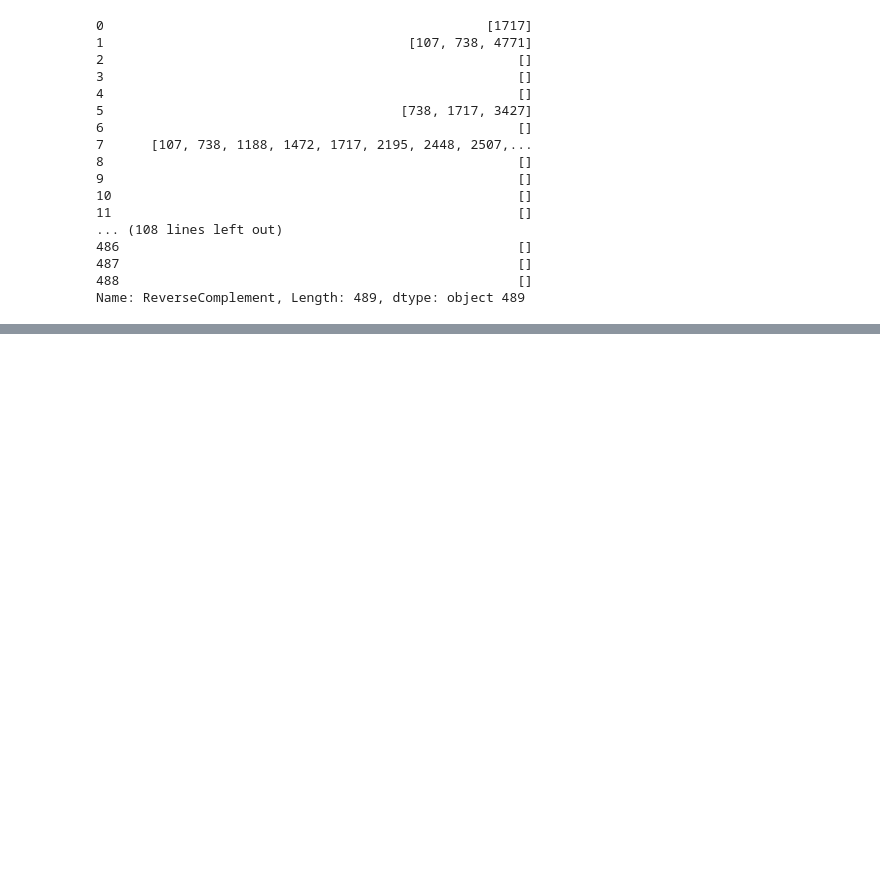
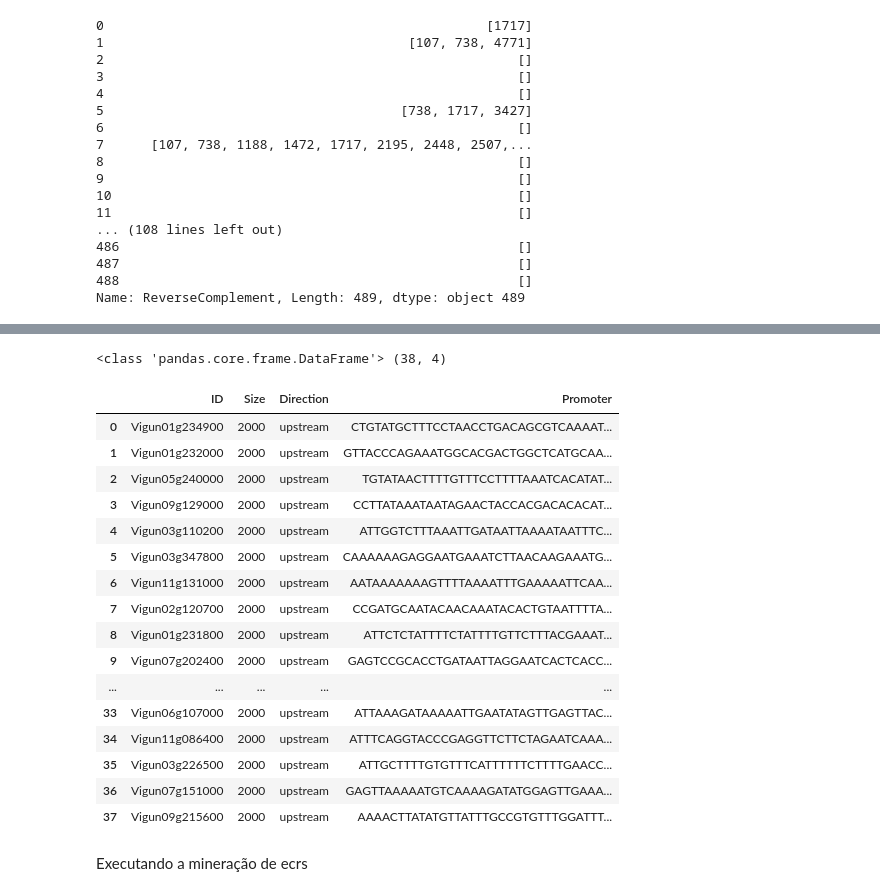
Before and after one commit to if1015-datascience-ufpe/2018-1-projeto-phytoprom, a Jupyter notebook: Pré-processamento.ipynb, the cells around one changed output, grey strips where cells are left out. Saved outputs shown, nothing was run; the diff lists cells and outputs as text; code cells hidden in the pictures; blank space fills up the shorter version.

```diff
--- a/Pré-processamento.ipynb
+++ b/Pré-processamento.ipynb
@@ -617,0 +546,27 @@ analise
+# %%
+promoter = pd.read_csv(
+    'promotores de fenilpropanoides.txt',
+    sep=' ', header=None, names=['ID','Size', 'Direction', 'Promoter'])
+print(type(promoter), promoter.shape)
+promoter
+# %% [output]
+<class 'pandas.core.frame.DataFrame'> (38, 4)
+|  | ID | Size | Direction | Promoter |
+| 0 | Vigun01g234900 | 2000 | upstream | CTGTATGCTTTCCTAACCTGACAGCGTCAAAAT... |
+| 1 | Vigun01g232000 | 2000 | upstream | GTTACCCAGAAATGGCACGACTGGCTCATGCAA... |
+| 2 | Vigun05g240000 | 2000 | upstream | TGTATAACTTTTGTTTCCTTTTAAATCACATAT... |
+| 3 | Vigun09g129000 | 2000 | upstream | CCTTATAAATAATAGAACTACCACGACACACAT... |
+| 4 | Vigun03g110200 | 2000 | upstream | ATTGGTCTTTAAATTGATAATTAAAATAATTTC... |
+| 5 | Vigun03g347800 | 2000 | upstream | CAAAAAAGAGGAATGAAATCTTAACAAGAAATG... |
+| 6 | Vigun11g131000 | 2000 | upstream | AATAAAAAAAGTTTTAAAATTTGAAAAATTCAA... |
+| 7 | Vigun02g120700 | 2000 | upstream | CCGATGCAATACAACAAATACACTGTAATTTTA... |
+| 8 | Vigun01g231800 | 2000 | upstream | ATTCTCTATTTTCTATTTTGTTCTTTACGAAAT... |
+| 9 | Vigun07g202400 | 2000 | upstream | GAGTCCGCACCTGATAATTAGGAATCACTCACC... |
+| ... | ... | ... | ... | ... |
+| 33 | Vigun06g107000 | 2000 | upstream | ATTAAAGATAAAAATTGAATATAGTTGAGTTAC... |
+| 34 | Vigun11g086400 | 2000 | upstream | ATTTCAGGTACCCGAGGTTCTTCTAGAATCAAA... |
+| 35 | Vigun03g226500 | 2000 | upstream | ATTGCTTTTGTGTTTCATTTTTTCTTTTGAACC... |
+| 36 | Vigun07g151000 | 2000 | upstream | GAGTTAAAAATGTCAAAAGATATGGAGTTGAAA... |
+| 37 | Vigun09g215600 | 2000 | upstream | AAAACTTATATGTTATTTGCCGTGTTTGGATTT... |
+# %% [markdown]
+Executando a mineração de ecrs
```
Also changed, not shown: parts of 47 cells of this notebook, 6 other files.
